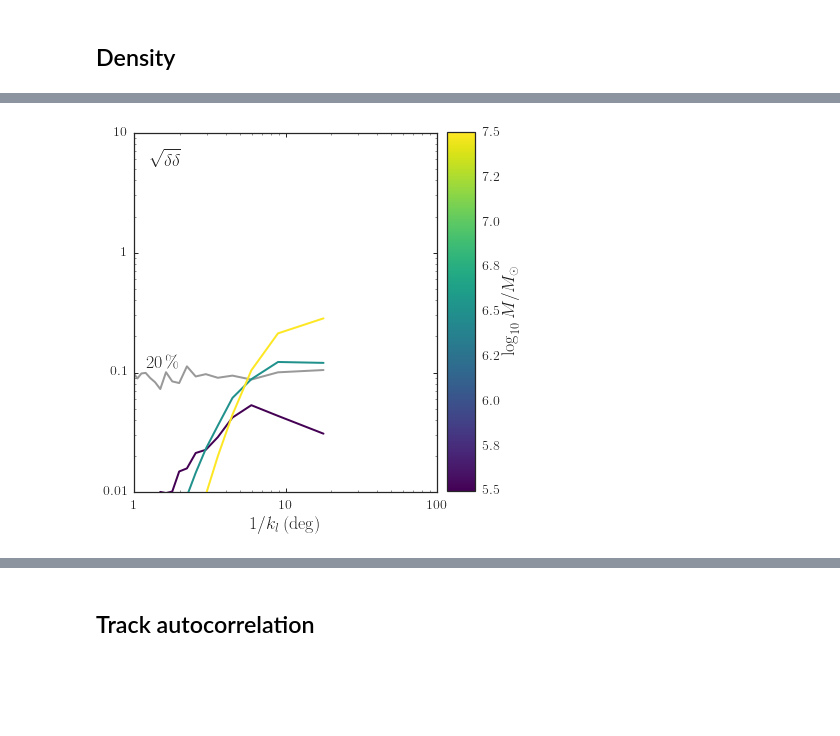
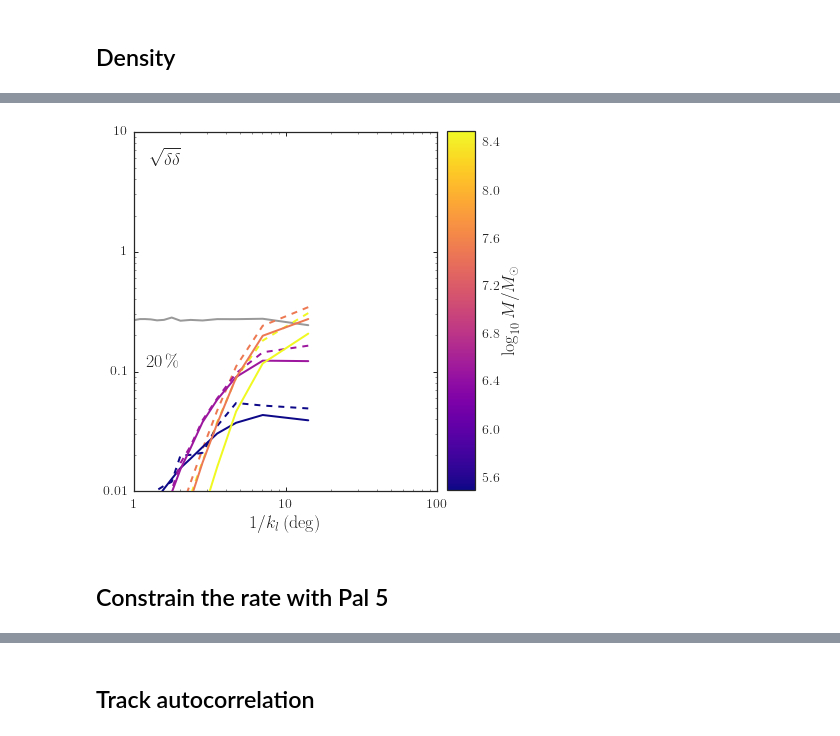
Before and after one commit to jobovy/streamgap-pepper, a Jupyter notebook: StreamPepperAnalysisPal5LikeObserved.ipynb, the cells around one changed output, grey strips where cells are left out. Drawn from its saved outputs; the diff is of its cells as text; code cells hidden in the pictures; blank space fills up the shorter version.

```diff
--- a/StreamPepperAnalysisPal5LikeObserved.ipynb
+++ b/StreamPepperAnalysisPal5LikeObserved.ipynb
@@ -21,12 +21,18 @@ import os, os.path
 import glob
 import pickle
 import numpy
+from numpy.polynomial import Polynomial
 from scipy import ndimage, signal, interpolate
 import matplotlib
 matplotlib.use('PDF')
-from galpy.util import bovy_conversion, bovy_plot, save_pickles
+from galpy.orbit import Orbit
+from galpy.potential import MWPotential2014
+from galpy.actionAngle import actionAngleIsochroneApprox
+from galpy.util import bovy_conversion, bovy_plot, save_pickles, bovy_coords
 import pal5_util
 from gd1_util import R0, V0
+import run_pal5_abc
+import custom_stripping_df
 import bispectrum
 import seaborn as sns
 from matplotlib import cm, pyplot
@@ -34,6 +40,7 @@ from matplotlib.ticker import FuncFormatter, NullFormatter
 %pylab inline
 scaling= 'spectrum'
 save_figures= False
+minxi= 4.
 # %% [output]
 Populating the interactive namespace from numpy and matplotlib
 # %% [markdown]
@@ -187,15 +233,18 @@ def median_csd(filename,filename2=None,scatter=False,
                 numpy.sqrt(ppy[int(numpy.round(0.75*nsim))]*(ll[-1]-ll[0])),
                 numpy.sqrt(numpy.nanmedian(ppy_err,axis=0)*(ll[-1]-ll[0])))
 # %%
-def plot_dens(filename,color=sns.color_palette()[0],zorder=1,ls='-',
+def plot_dens(filename,poly_deg=3,color=sns.color_palette()[0],zorder=1,ls='-',
               fill=False,fill_color='0.65',fill_zorder=0,
               err_color=sns.color_palette()[2],err_zorder=0,
               err=None):
-    px, py, py_err= median_csd(filename,coord1='dens',coord2='dens',err1=err)
+    px, py, py_err= median_csd(filename,coord1='dens',coord2='dens',
+                               err1=err,poly_deg=poly_deg)
     loglog(px,py,lw=2.,color=color,zorder=zorder,ls=ls)
     if not err is None: loglog(px,py_err,lw=2.,color=err_color,zorder=err_zorder,ls=ls)
     if fill:
-        plotx, dum, low, high, dum= median_csd(filename,scatter=True,coord1='dens',coord2='dens')
+        plotx, dum, low, high, dum= median_csd(filename,scatter=True,
+                                               coord1='dens',coord2='dens',
+                                               poly_deg=poly_deg)
         fill_between(plotx,low,high,color=fill_color,zorder=fill_zorder,alpha=0.5)
     return None
 def plot_all_track(filename,color=sns.color_palette()[0],zorder=1,ls='-',
@@ -372,6 +755,7 @@ WARNING: Using fewer than 1,000 (328) simulations to compute medians from /Users
 # %%
 bovy_plot.bovy_print(axes_labelsize=18.,xtick_labelsize=14.,ytick_labelsize=14.)
-cmap= cm.viridis
+poly_deg= 0
+cmap= cm.plasma
 if save_figures:
     figsize(14.5/3.,5.25)
     fig= figure()
@@ -379,16 +763,34 @@ if save_figures:
 else:
     figsize(16/3.,6)
 plot_dens(os.path.join(basefilename,'pal5_t64sampling_X5_5.5_dens.dat'),
-          color=color_from_colormap(5.5,cmap,5.5,7.5),zorder=7,
-          err=0.2,err_color='0.6')
+          poly_deg=poly_deg,
+          color=color_from_colormap(5.5,cmap,5.5,8.5),zorder=7,
+          err=0.6,err_color='0.6')
+plot_dens(os.path.join(basefilename,'pal5_t64sampling_X10_5.5_dens.dat'),
+          poly_deg=poly_deg,ls='--',
+          color=color_from_colormap(5.5,cmap,5.5,8.5),zorder=7)
 plot_dens(os.path.join(basefilename,'pal5_t64sampling_X5_6.5_dens.dat'),
-          color=color_from_colormap(6.5,cmap,5.5,7.5),zorder=7)
+          poly_deg=poly_deg,
+          color=color_from_colormap(6.5,cmap,5.5,8.5),zorder=7)
+plot_dens(os.path.join(basefilename,'pal5_t64sampling_X10_6.5_dens.dat'),
+          poly_deg=poly_deg,ls='--',
+          color=color_from_colormap(6.5,cmap,5.5,8.5),zorder=7)
 plot_dens(os.path.join(basefilename,'pal5_t64sampling_X5_7.5_dens.dat'),
-          color=color_from_colormap(7.5,cmap,5.5,7.5),zorder=7)
+          poly_deg=poly_deg,
+          color=color_from_colormap(7.5,cmap,5.5,8.5),zorder=7)
+plot_dens(os.path.join(basefilename,'pal5_t64sampling_X10_7.5_dens.dat'),
+          poly_deg=poly_deg,ls='--',
+          color=color_from_colormap(7.5,cmap,5.5,8.5),zorder=6)
+plot_dens(os.path.join(basefilename,'pal5_t64sampling_X5_8.5_dens.dat'),
+          poly_deg=poly_deg,
+          color=color_from_colormap(8.5,cmap,5.5,8.5),zorder=7)
+plot_dens(os.path.join(basefilename,'pal5_t64sampling_X10_8.5_dens.dat'),
+          poly_deg=poly_deg,ls='--',
+          color=color_from_colormap(8.5,cmap,5.5,8.5),zorder=6)
 set_ranges_and_labels_dens()
 bovy_plot.bovy_text(1.2,0.11,r'$20\,\%$',size=18.)
 if not save_figures: tight_layout()
-add_colorbar_dens(5.5,7.5,r'$\log_{10} M/M_\odot$',save_figures=save_figures)
+add_colorbar_dens(5.5,8.5,r'$\log_{10} M/M_\odot$',save_figures=save_figures)
 if save_figures:
     bovy_plot.bovy_end_print(os.path.join(os.getenv('PAPERSDIR'),'2016-stream-stats','pal5like_densObs_massranges.pdf'))
 # %% [output]
@@ -397 +799,3 @@ WARNING: Using fewer than 1,000 (285) simulations to compute medians from /Users
-[figure, old version]
+[figure, new version]
+# %% [markdown]
+## Constrain the rate with Pal 5
```
Also changed, not shown: parts of 25 cells of this notebook.
